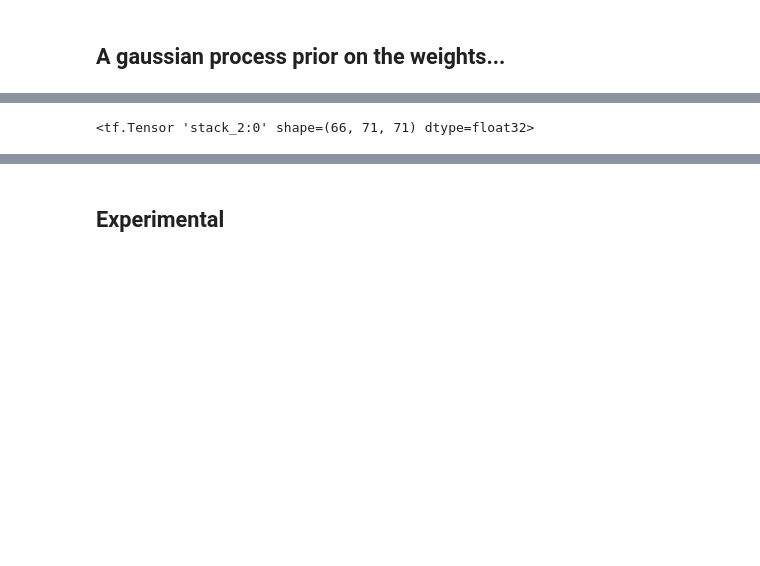
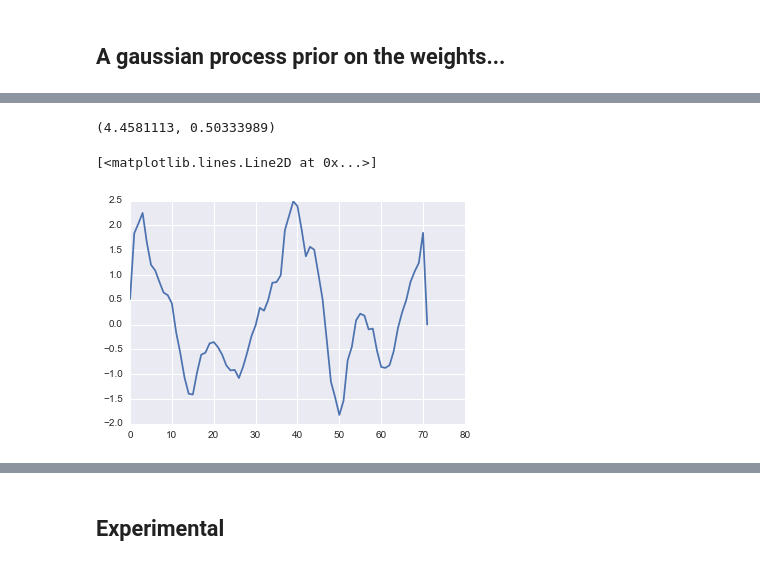
Before and after one commit to fdamani/neural_decoding_macaque_visual_graf2011, a Jupyter notebook: src/notebooks/data_processing_with_tuning_curves.ipynb, the cells around one changed output, grey strips where cells are left out. Saved outputs shown, nothing was run; the diff lists cells and outputs as text; code cells hidden in the pictures; blank space fills up the shorter version.

```diff
--- a/src/notebooks/data_processing_with_tuning_curves.ipynb
+++ b/src/notebooks/data_processing_with_tuning_curves.ipynb
@@ -1173,4 +1115,10 @@ plt.plot(w.eval()[10])
-# %%
-cov
-# %% [output]
-<tf.Tensor 'stack_2:0' shape=(66, 71, 71) dtype=float32>
+# %%
+length.eval(), var.eval()
+# %% [output]
+(4.4581113, 0.50333989)
+# %%
+%matplotlib inline
+plt.plot(qw_mod[0].eval())
+# %% [output]
+[<matplotlib.lines.Line2D at 0x...>]
+[figure, added]
```
Also changed, not shown: parts of 128 cells of this notebook.
